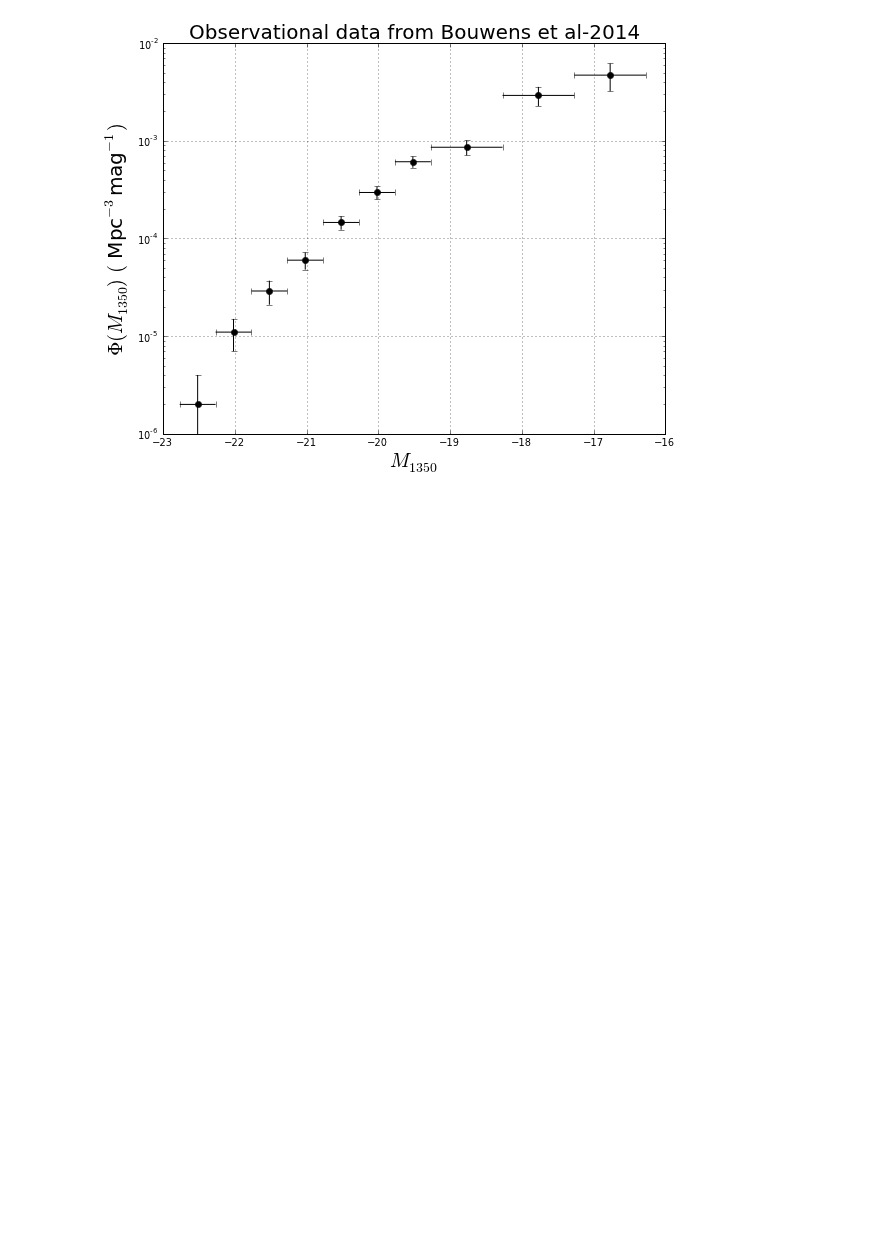
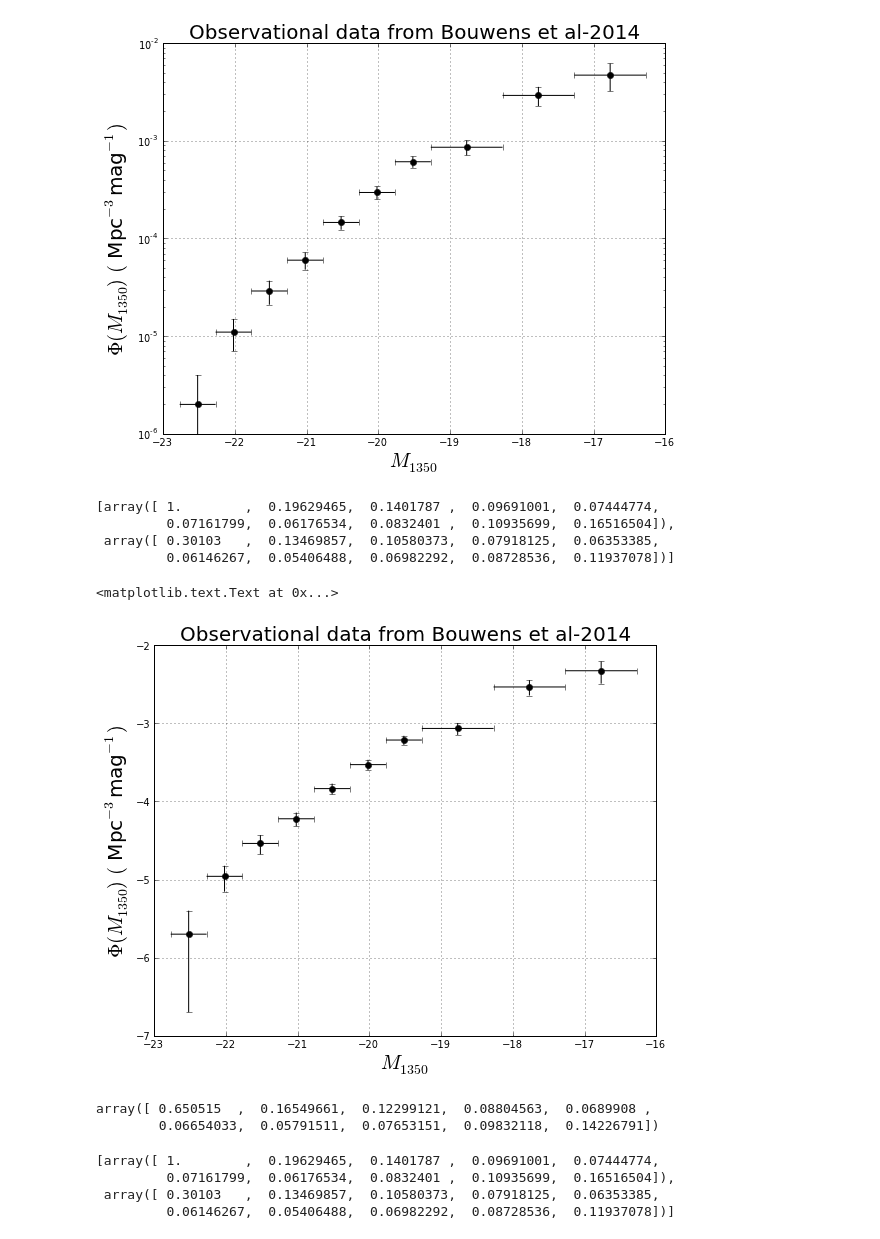
Before and after one commit to flgomezc/sfr-dmhm, a Jupyter notebook: program/Checking bins and errorbars for Bouwens-2014.ipynb, the cells around one changed output. Drawn from its saved outputs; the diff is of its cells as text; code cells hidden in the pictures; blank space fills up the shorter version.

```diff
--- a/program/Checking bins and errorbars for Bouwens-2014.ipynb
+++ b/program/Checking bins and errorbars for Bouwens-2014.ipynb
@@ -36,7 +36,13 @@ Obs_data2_log10[:,2]=0
 Obs_data2_log10[:,3]=0.25
 Obs_data2yerror[0][0]=0.00000199
 
-Obs_data2_log10yerror = [array(log10(Bouwens[:,2])),array(log10(Bouwens[:,2]))]
+Obs_data2_log10yerror = [array(log10(Bouwens[:,1]/(Bouwens[:,1]-Bouwens[:,2]))),
+                         array(log10((Bouwens[:,1]+Bouwens[:,2])/Bouwens[:,1]))]
+
+#Obs_data3_log10yerror = [array(log10(McLure[:,1]/McLure[:,2])),array(log10(McLure[:,3]/McLure[:,1]))]
+# McLure1 = Observed value
+# McLure2 = Low error value
+# McLure3 = Up errorbar value
 # %% [markdown]
 http://matplotlib.org/1.3.1/examples/statistics/errorbar_demo_features.html
 
@@ -56,3 +62,25 @@ plt.axis([-23,-16,10**-6,0.01])
 # %% [output]
 [-23, -16, 1e-06, 0.01]
 [figure]
+# %%
+Obs_data2_log10yerror[0][0]=1.0
+# %%
+Obs_data2_log10yerror
+# %% [output]
+[array([ 1.        ,  0.19629465,  0.1401787 ,  0.09691001,  0.07444774,
+         0.07161799,  0.06176534,  0.0832401 ,  0.10935699,  0.16516504]),
+ array([ 0.30103   ,  0.13469857,  0.10580373,  0.07918125,  0.06353385,
+         0.06146267,  0.05406488,  0.06982292,  0.08728536,  0.11937078])]
+# %%
+figure(figsize(9,7))
+plot()
+ylabel(r"$\Phi(M_{1350})$ $($ Mpc$^{-3}$mag$^{-1})$",fontsize=20)
+xlabel('$M_{1350}$',fontsize=20)
+errorbar(Obs_data2_log10[:,0],Obs_data2_log10[:,1], xerr=Obs_data2xerror, yerr=Obs_data2_log10yerror, fmt='ko')
+plt.grid(True)
+title("Observational data from Bouwens et al-2014",fontsize=20)
+#yscale("log")
+#plt.axis([-23,-16,10**-6,0.01])
+# %% [output]
+<matplotlib.text.Text at 0x...>
+[figure, added]
@@ -58,0 +89,12 @@ plt.axis([-23,-16,10**-6,0.01])
+# %%
+sigma2
+# %% [output]
+array([ 0.650515  ,  0.16549661,  0.12299121,  0.08804563,  0.0689908 ,
+        0.06654033,  0.05791511,  0.07653151,  0.09832118,  0.14226791])
+# %%
+Obs_data2_log10yerror
+# %% [output]
+[array([ 1.        ,  0.19629465,  0.1401787 ,  0.09691001,  0.07444774,
+         0.07161799,  0.06176534,  0.0832401 ,  0.10935699,  0.16516504]),
+ array([ 0.30103   ,  0.13469857,  0.10580373,  0.07918125,  0.06353385,
+         0.06146267,  0.05406488,  0.06982292,  0.08728536,  0.11937078])]
```
Also changed, not shown: parts of 2 cells of this notebook, 4 other files.
